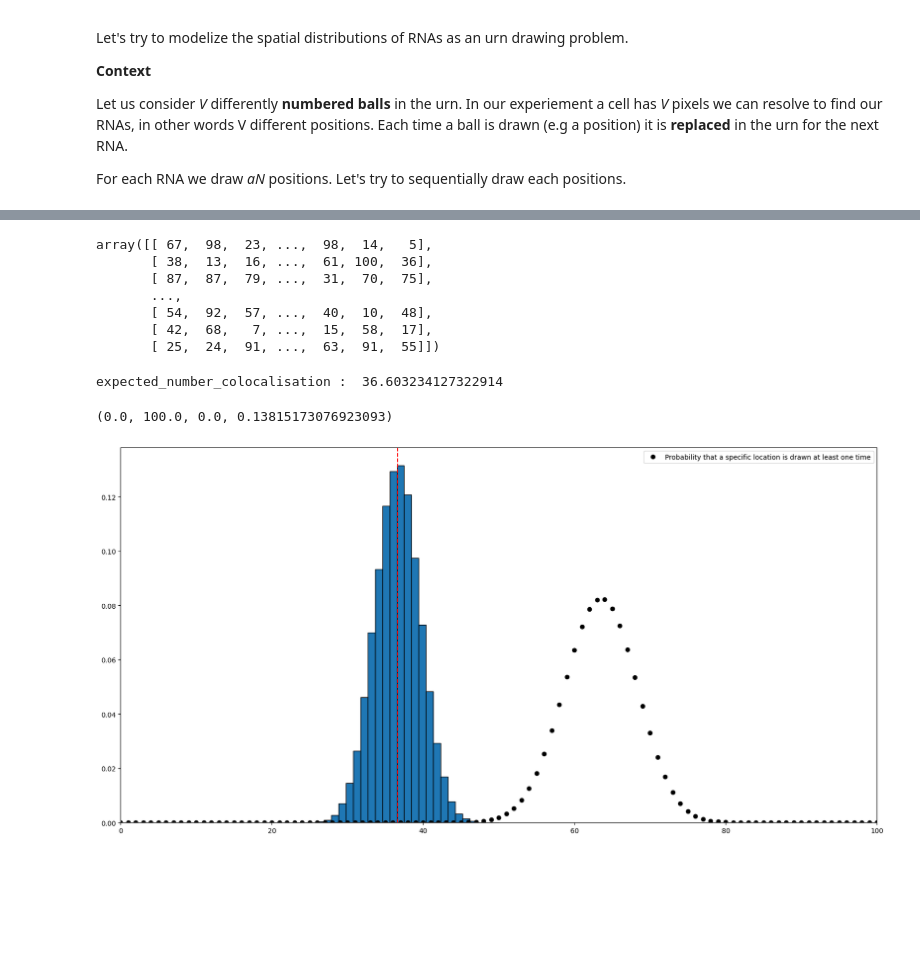
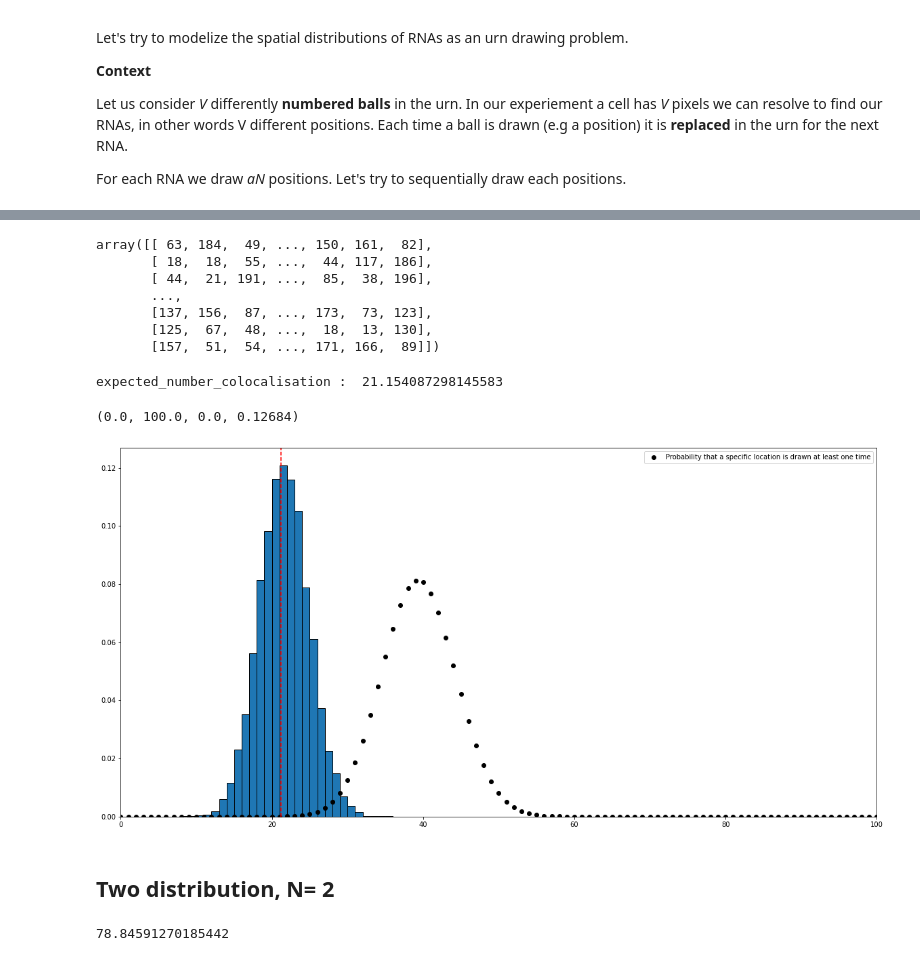
Before and after one commit to 2Echoes/Sequential_Fish, a Jupyter notebook: analysis/multicolocalization_statistics.ipynb, the cells around one changed output, grey strips where cells are left out. Cells and saved outputs as stored; diff of their text form; code cells hidden in the pictures; blank space fills up the shorter version.

```diff
--- a/analysis/multicolocalization_statistics.ipynb
+++ b/analysis/multicolocalization_statistics.ipynb
@@ -50,19 +46,19 @@ At each draw, the probabilty of drawing a new position is **p = (1/V)^k** we can
 # %%
-V = 100
+V = 200
 a1 = 100
-experiment_number = 100000
+experiment_number = 10000
 # %%
 random_generator = np.random.default_rng()
 draws = random_generator.integers(low=1, high=V+1, size=(experiment_number,a1))
 draws
 # %% [output]
-array([[ 67,  98,  23, ...,  98,  14,   5],
-       [ 38,  13,  16, ...,  61, 100,  36],
-       [ 87,  87,  79, ...,  31,  70,  75],
+array([[ 63, 184,  49, ..., 150, 161,  82],
+       [ 18,  18,  55, ...,  44, 117, 186],
+       [ 44,  21, 191, ...,  85,  38, 196],
        ...,
-       [ 54,  92,  57, ...,  40,  10,  48],
-       [ 42,  68,   7, ...,  15,  58,  17],
-       [ 25,  24,  91, ...,  63,  91,  55]])
+       [137, 156,  87, ..., 173,  73, 123],
+       [125,  67,  48, ...,  18,  13, 130],
+       [157,  51,  54, ..., 171, 166,  89]])
 # %%
 colocalisation_count = []
 for experiment in draws :
@@ -70,26 +66,38 @@ for experiment in draws :
 # %%
 p = 1-(1-1/V)**a1 #
 
 x = np.arange(a1 +1 )
 pmf = binom.pmf(x,a1, p)
 
-expceted_number_colocalisation = V- V*p
+expceted_number_colocalisation = a1- V*p
 
 print("expected_number_colocalisation : ",expceted_number_colocalisation)
 
 fig = plt.figure(figsize=(20,10))
 ax = fig.gca()
 
 ax.hist(colocalisation_count, edgecolor='black', bins=len(np.unique(colocalisation_count)), align='mid', density=True)
 
 ax.set_xlim(0,a1)
 ax.plot(x, pmf, 'ok', label= "Probability that a specific location is drawn at least one time")
 xmin,xmax,ymin,ymax = plt.axis()
 ax.plot([expceted_number_colocalisation,expceted_number_colocalisation],[ymin,ymax], '--r')
 ax.legend()
 
 plt.axis([xmin,xmax,ymin,ymax])
 # %% [output]
-expected_number_colocalisation :  36.603234127322914
+expected_number_colocalisation :  21.154087298145583
-(0.0, 100.0, 0.0, 0.13815173076923093)
+(0.0, 100.0, 0.0, 0.12684)
-[figure, old version]
+[figure, new version]
+# %% [markdown]
+## Two distribution, N= 2
+# %%
+V = 200
+a1 = 100
+a2 = 100
+experiment_number = 100000
+
+Expected_number_different_a1_positions = V*(1-(1-(1/V))**a1)
+Expected_number_different_a1_positions
+# %% [output]
+78.84591270185442
```
Also changed, not shown: parts of 5 cells of this notebook.
